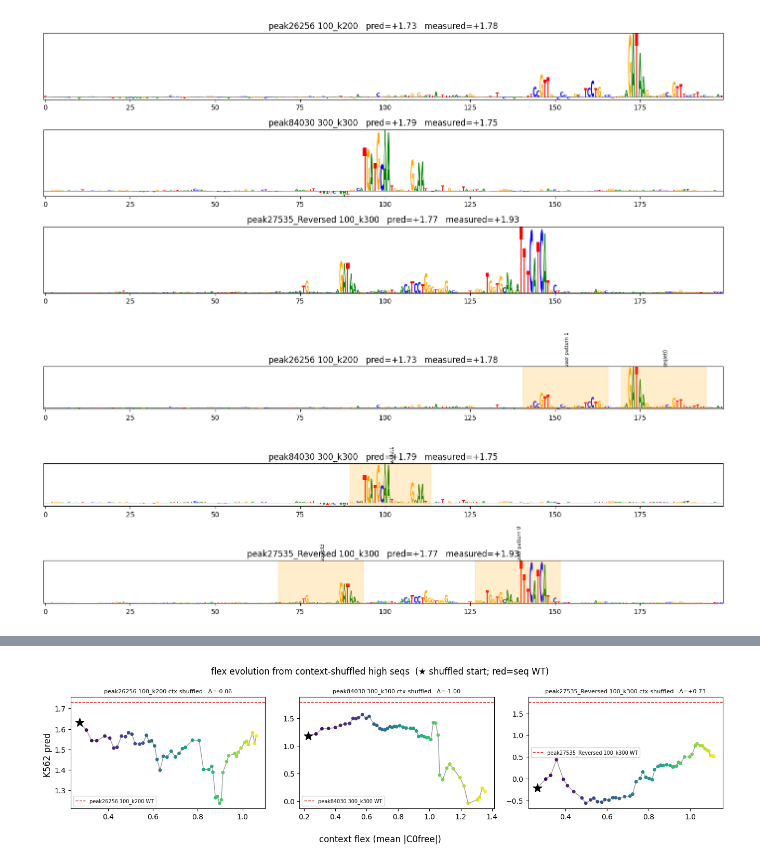
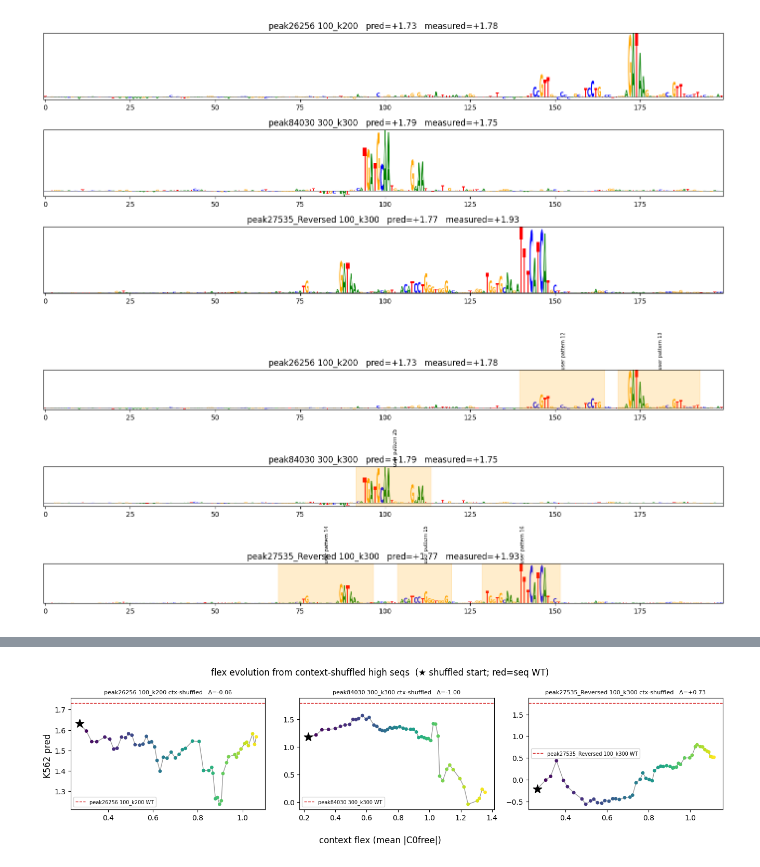
Before and after one commit to pabmantilla/SEAM_validate, a Jupyter notebook: mcs_k562/scripts/swap_experiment.ipynb, the cells around one changed output, grey strips where cells are left out. Saved outputs shown, nothing was run; the diff lists cells and outputs as text; code cells hidden in the pictures.

```diff
--- a/mcs_k562/scripts/swap_experiment.ipynb
+++ b/mcs_k562/scripts/swap_experiment.ipynb
@@ -37,22 +39,24 @@ plt.tight_layout()
 # %% [output]
 [figure]
 # %%
-# load manual annotations from situate and show logo annotations
-ann = pd.read_csv(SIT / "annotations/mcs_k562/edits.csv")
-motifs = {i: list(zip(g.start, g.end, g.motif_name))             # annotated motifs, var-region coords [0,200)
-          for i, g in ann[ann.sequence_name < 3].groupby("sequence_name")}
+# load manual annotations from situate (single_seq SEAM keys, live) and show logo annotations
+sit = pd.read_csv("/grid/koo/home/pmantill/projects/situate/edits.csv")
+motifs = {}                                                      # annotated motifs, var-region coords [0,200)
+for i, peak in peaks.items():
+    g = sit[sit.sequence_name == f"SEAM:K562:{peak}:foreground_scaled"]
+    motifs[i] = list(zip(g.start.astype(int), g.end.astype(int), g.motif_name))
 
 fig, axes = plt.subplots(3, 1, figsize=(14, 6))
 for ax, i in zip(axes, range(3)):
     logomaker.Logo(pd.DataFrame(fg[i].T, columns=list("ACGT")), ax=ax)
     for s, e, m in motifs[i]:
         ax.axvspan(s - 0.5, e - 0.5, color="orange", alpha=0.2)
         ax.text((s + e) / 2, ax.get_ylim()[1], m, ha="center", va="bottom", fontsize=7, rotation=90)
     ax.set_title(f"{names[i]}   pred={preds[i]:+.2f}   measured={labels[i]:+.2f}")
     ax.set_yticks([])
 plt.tight_layout()
 # %% [output]
-[figure, old version]
+[figure, new version]
 # %%
 # create swap library: donor motif-syntax (WT motif segments) -> acceptor neutralized context, score, plot
 N = 20
```
Also changed, not shown: parts of 8 cells of this notebook.
